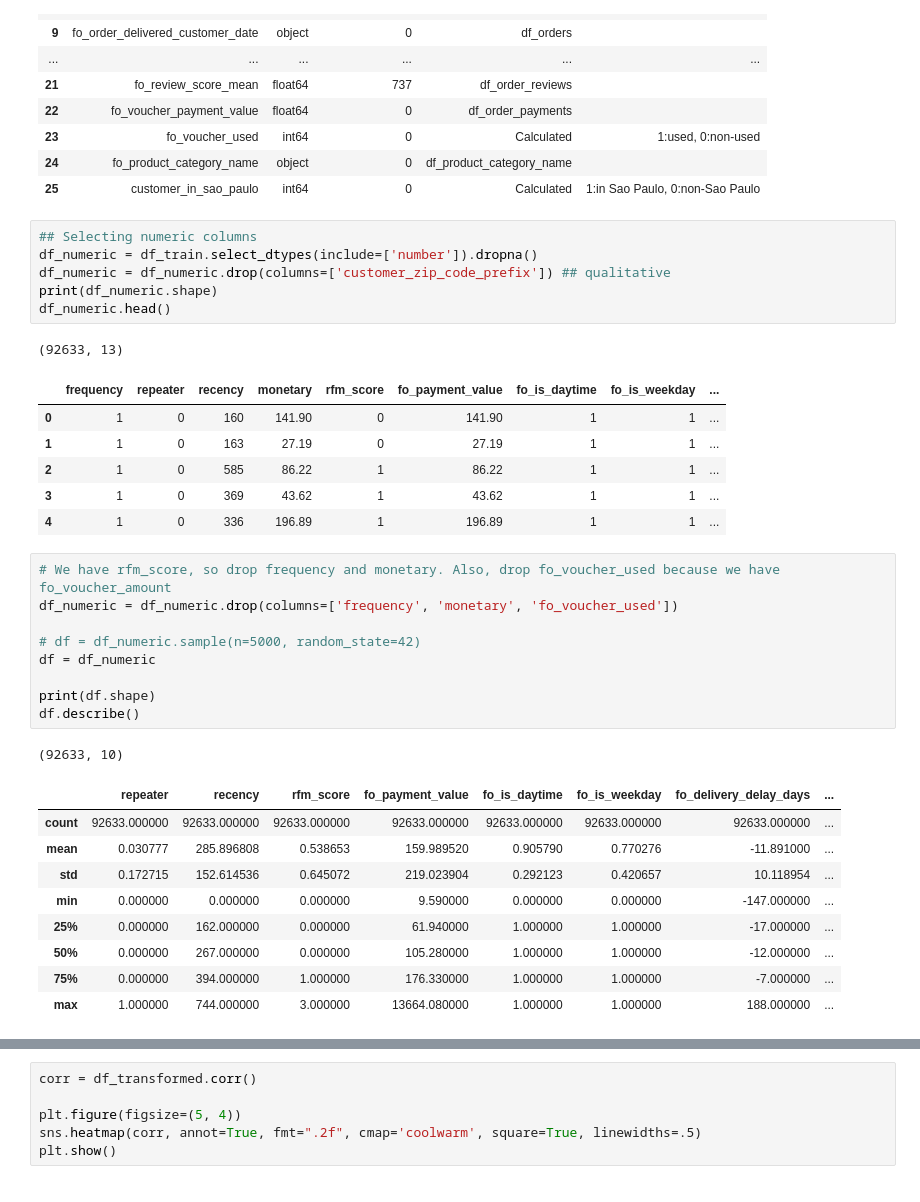
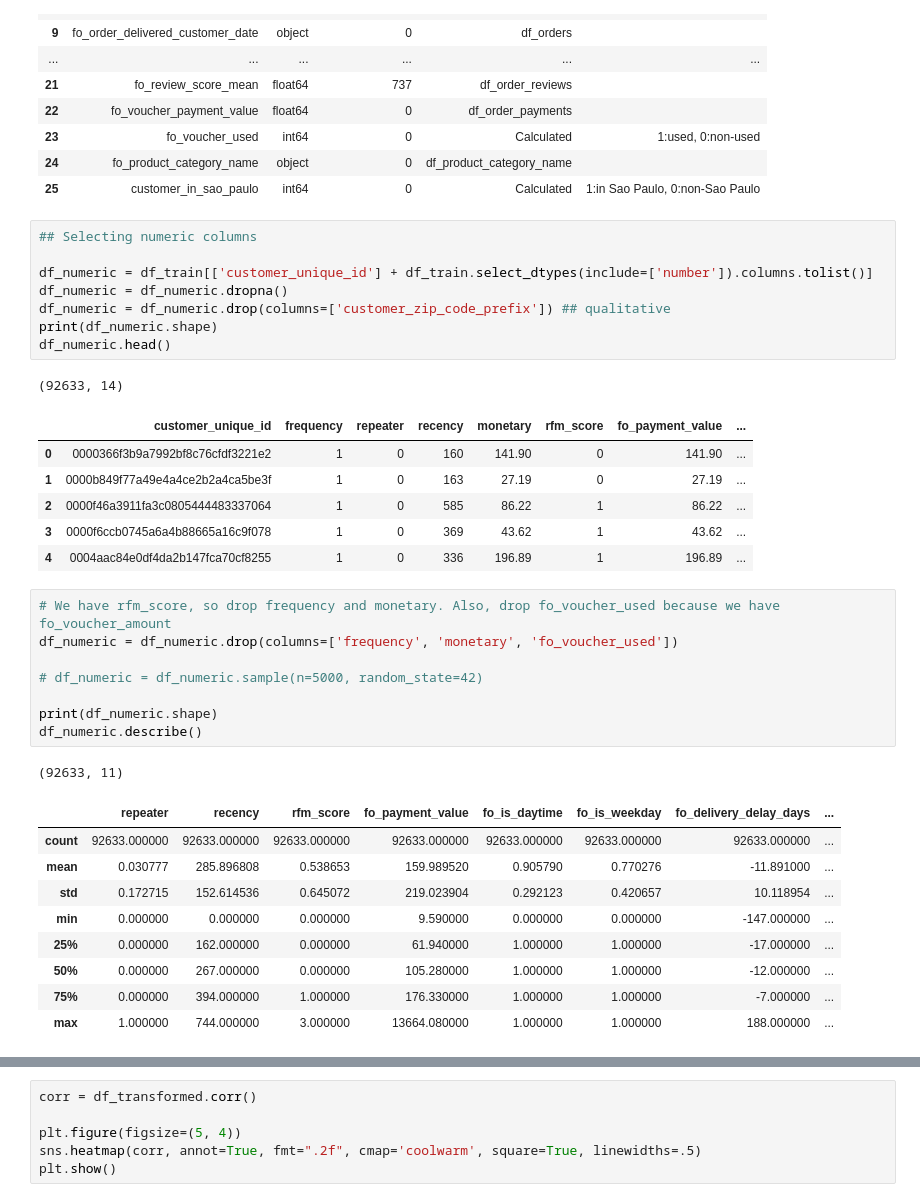
Before and after one commit to Yuki-bach/marketing, a Jupyter notebook: notebooks/classify_90k_data.ipynb, the cells around one changed output, grey strips where cells are left out. Drawn from its saved outputs; the diff is of its cells as text.

Commit message:
update: cluster.csv because it did not have customer_unique_id

```diff
--- a/notebooks/classify_90k_data.ipynb
+++ b/notebooks/classify_90k_data.ipynb
@@ -60,29 +60,30 @@ df_description
 | 25 | customer_in_sao_paulo | int64 | 0 | Calculated | 1:in Sao Paulo, 0:non-Sao Paulo |
 # %%
 ## Selecting numeric columns
-df_numeric = df_train.select_dtypes(include=['number']).dropna()
+
+df_numeric = df_train[['customer_unique_id'] + df_train.select_dtypes(include=['number']).columns.tolist()]
+df_numeric = df_numeric.dropna()
 df_numeric = df_numeric.drop(columns=['customer_zip_code_prefix']) ## qualitative
 print(df_numeric.shape)
 df_numeric.head()
 # %% [output]
-(92633, 13)
+(92633, 14)
-|  | frequency | repeater | recency | monetary | rfm_score | fo_payment_value | fo_is_daytime | fo_is_weekday | ... |
-| 0 | 1 | 0 | 160 | 141.90 | 0 | 141.90 | 1 | 1 | ... |
-| 1 | 1 | 0 | 163 | 27.19 | 0 | 27.19 | 1 | 1 | ... |
-| 2 | 1 | 0 | 585 | 86.22 | 1 | 86.22 | 1 | 1 | ... |
-| 3 | 1 | 0 | 369 | 43.62 | 1 | 43.62 | 1 | 1 | ... |
-| 4 | 1 | 0 | 336 | 196.89 | 1 | 196.89 | 1 | 1 | ... |
+|  | customer_unique_id | frequency | repeater | recency | monetary | rfm_score | fo_payment_value | ... |
+| 0 | 0000366f3b9a7992bf8c76cfdf3221e2 | 1 | 0 | 160 | 141.90 | 0 | 141.90 | ... |
+| 1 | 0000b849f77a49e4a4ce2b2a4ca5be3f | 1 | 0 | 163 | 27.19 | 0 | 27.19 | ... |
+| 2 | 0000f46a3911fa3c0805444483337064 | 1 | 0 | 585 | 86.22 | 1 | 86.22 | ... |
+| 3 | 0000f6ccb0745a6a4b88665a16c9f078 | 1 | 0 | 369 | 43.62 | 1 | 43.62 | ... |
+| 4 | 0004aac84e0df4da2b147fca70cf8255 | 1 | 0 | 336 | 196.89 | 1 | 196.89 | ... |
 # %%
 # We have rfm_score, so drop frequency and monetary. Also, drop fo_voucher_used because we have fo_voucher_amount
 df_numeric = df_numeric.drop(columns=['frequency', 'monetary', 'fo_voucher_used'])
 
-# df = df_numeric.sample(n=5000, random_state=42)
-df = df_numeric
+# df_numeric = df_numeric.sample(n=5000, random_state=42)
 
-print(df.shape)
-df.describe()
+print(df_numeric.shape)
+df_numeric.describe()
 # %% [output]
-(92633, 10)
+(92633, 11)
 |  | repeater | recency | rfm_score | fo_payment_value | fo_is_daytime | fo_is_weekday | fo_delivery_delay_days | ... |
 | count | 92633.000000 | 92633.000000 | 92633.000000 | 92633.000000 | 92633.000000 | 92633.000000 | 92633.000000 | ... |
 | mean | 0.030777 | 285.896808 | 0.538653 | 159.989520 | 0.905790 | 0.770276 | -11.891000 | ... |
```
Also changed, not shown: parts of 7 cells of this notebook, 3 other files.
